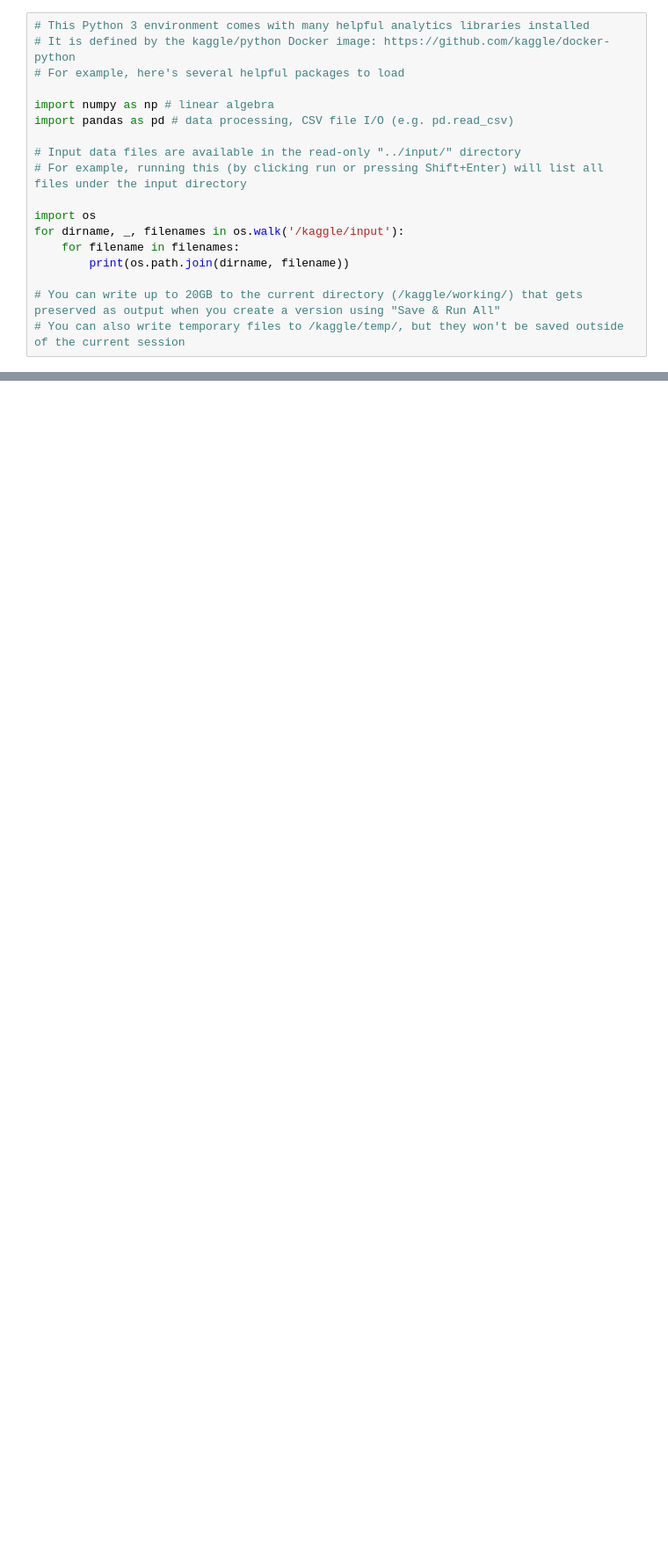
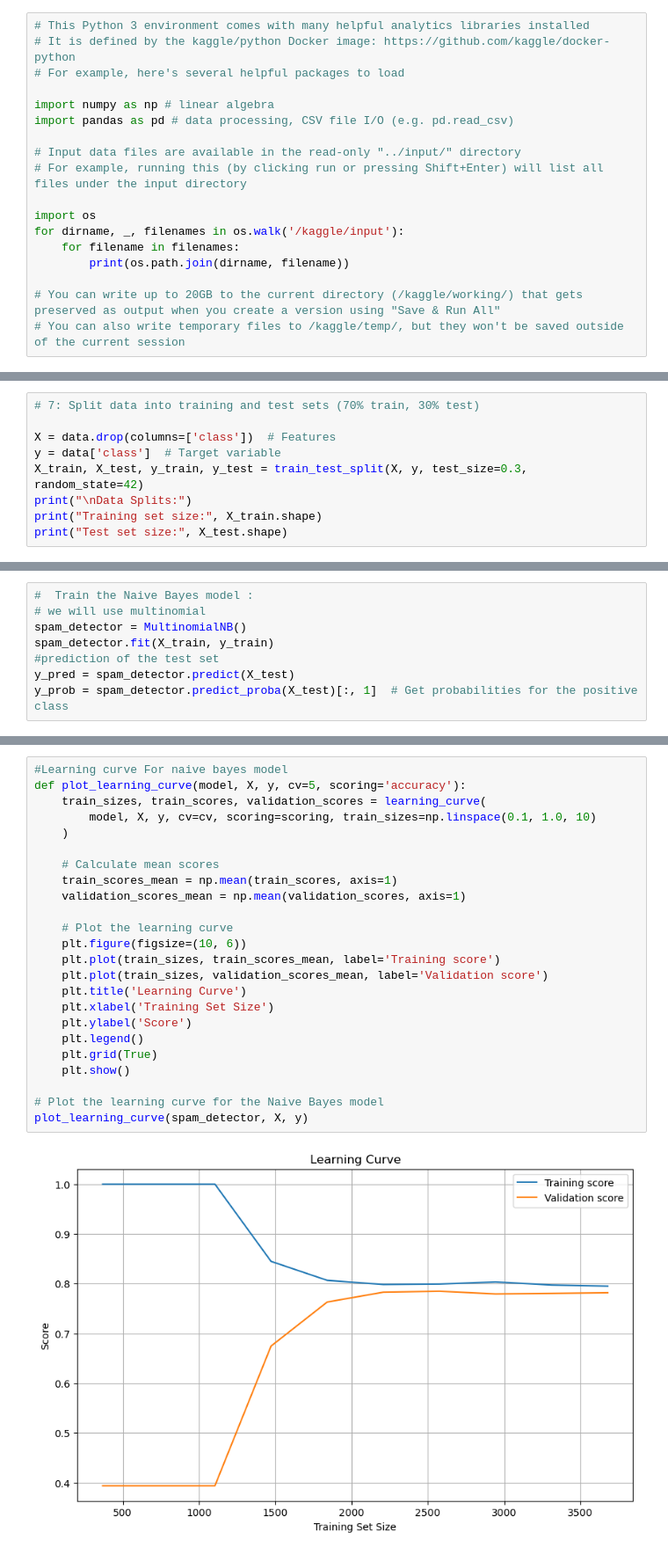
Before and after one commit to AyaCh21/Spam-Email, a Jupyter notebook: Test.ipynb, the cells around one changed output, grey strips where cells are left out. Shown at 88% size. Drawn from its saved outputs; the diff is of its cells as text; blank space fills up the shorter version.

Commit message:
Naive bayes , decision tree added

```diff
--- a/Test.ipynb
+++ b/Test.ipynb
@@ -57,0 +165,9 @@ Name: count, dtype: int64
+# %%
+# 7: Split data into training and test sets (70% train, 30% test)
+
+X = data.drop(columns=['class'])  # Features
+y = data['class']  # Target variable
+X_train, X_test, y_train, y_test = train_test_split(X, y, test_size=0.3, random_state=42)
+print("\nData Splits:")
+print("Training set size:", X_train.shape)
+print("Test set size:", X_test.shape)
@@ -57,0 +178,8 @@ Name: count, dtype: int64
+# %%
+#  Train the Naive Bayes model :
+# we will use multinomial
+spam_detector = MultinomialNB()
+spam_detector.fit(X_train, y_train)
+#prediction of the test set
+y_pred = spam_detector.predict(X_test)
+y_prob = spam_detector.predict_proba(X_test)[:, 1]  # Get probabilities for the positive class
@@ -57,0 +244,26 @@ Name: count, dtype: int64
+# %%
+#Learning curve For naive bayes model
+def plot_learning_curve(model, X, y, cv=5, scoring='accuracy'):
+    train_sizes, train_scores, validation_scores = learning_curve(
+        model, X, y, cv=cv, scoring=scoring, train_sizes=np.linspace(0.1, 1.0, 10)
+    )
+
+    # Calculate mean scores
+    train_scores_mean = np.mean(train_scores, axis=1)
+    validation_scores_mean = np.mean(validation_scores, axis=1)
+
+    # Plot the learning curve
+    plt.figure(figsize=(10, 6))
+    plt.plot(train_sizes, train_scores_mean, label='Training score')
+    plt.plot(train_sizes, validation_scores_mean, label='Validation score')
+    plt.title('Learning Curve')
+    plt.xlabel('Training Set Size')
+    plt.ylabel('Score')
+    plt.legend()
+    plt.grid(True)
+    plt.show()
+
+# Plot the learning curve for the Naive Bayes model
+plot_learning_curve(spam_detector, X, y)
+# %% [output]
+[figure, added]
```
Also changed, not shown: parts of 14 cells of this notebook.
